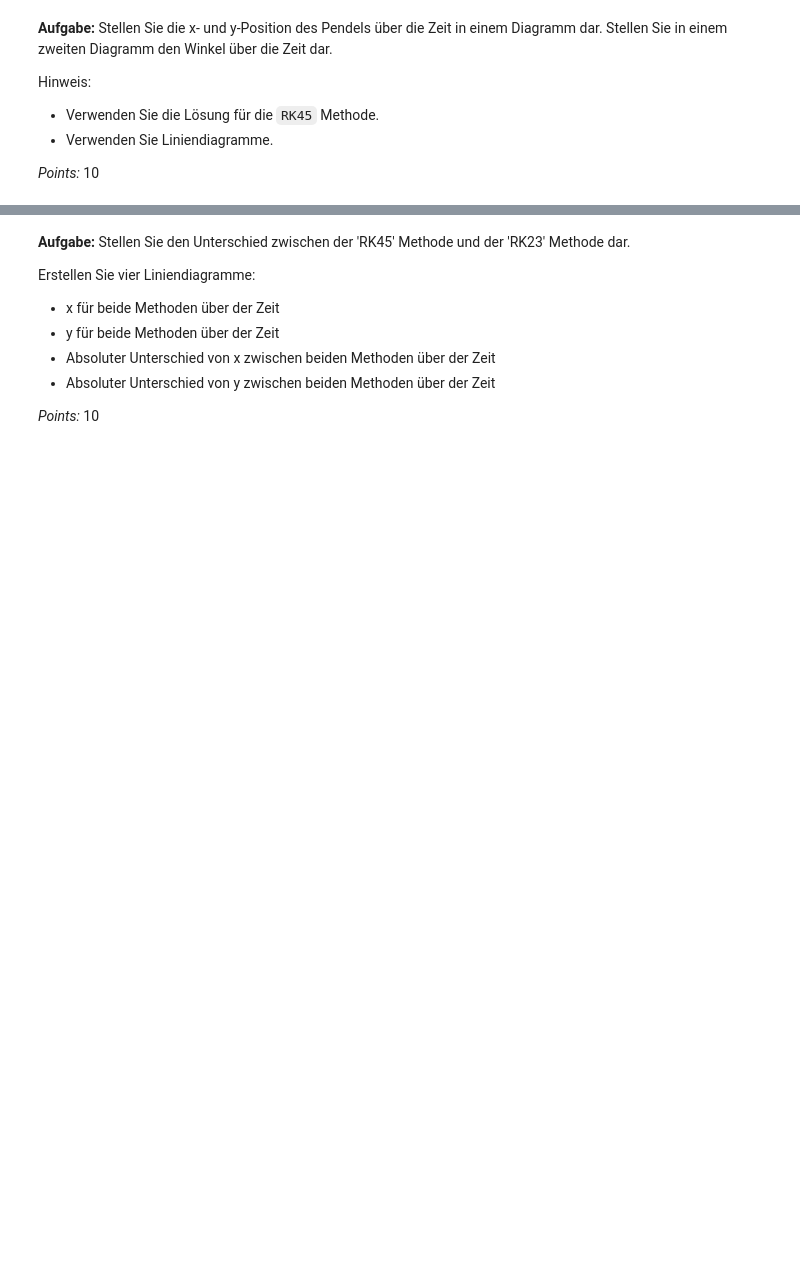
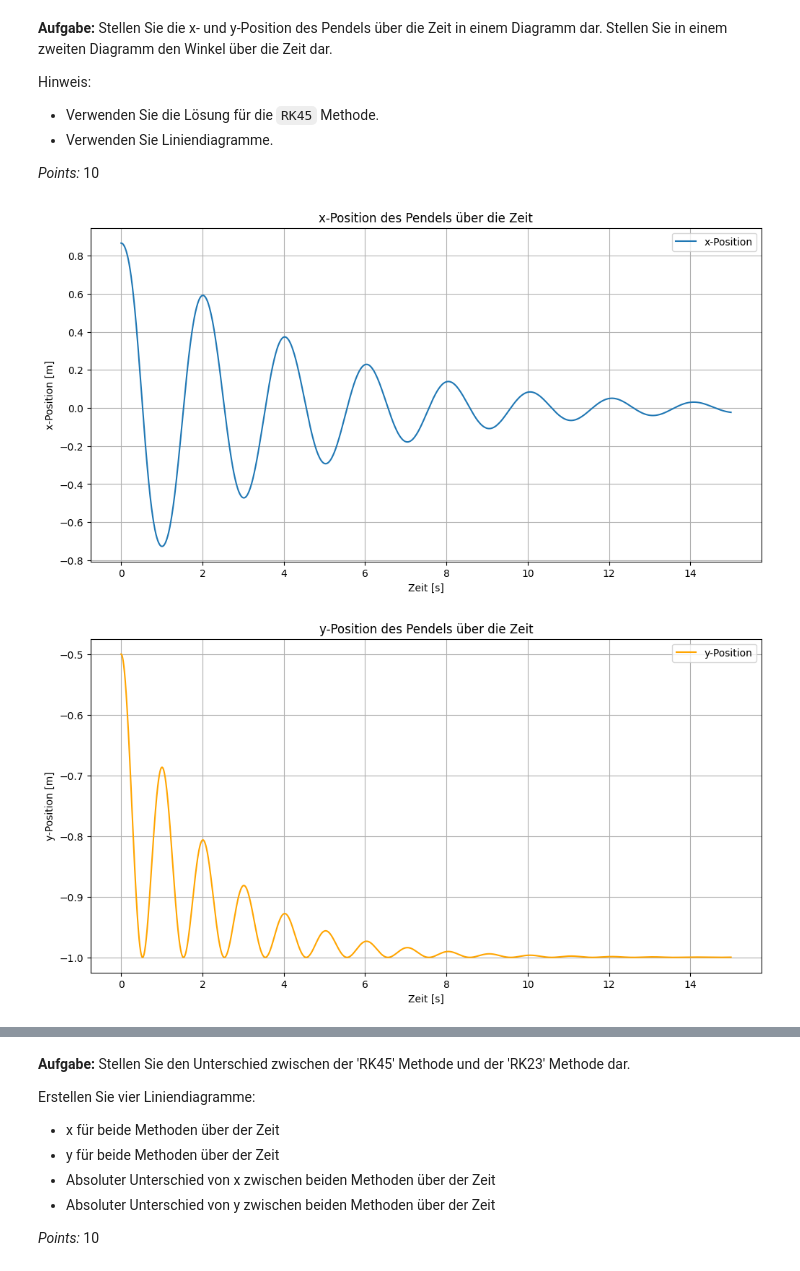
Before and after one commit to AhmedHossamMido/SC_EA1, a Jupyter notebook: EA2.ipynb, the cells around one changed output, grey strips where cells are left out. Saved outputs shown, nothing was run; the diff lists cells and outputs as text; code cells hidden in the pictures; blank space fills up the shorter version.

Commit message:
Bearbeitung der Aufgabe mit der Zeitmessung (timeit) und mit den x- und y-Positionen des Pendels über die Zeit

```diff
--- a/EA2.ipynb
+++ b/EA2.ipynb
@@ -511,0 +574,73 @@ _Points:_ 10
+# %%
+import numpy as np
+import matplotlib.pyplot as plt
+from scipy.integrate import solve_ivp
+
+# --- Pendelparameter ---
+L = 1                   # Pendellänge in Metern
+m = 1                   # Masse des Pendels in kg
+b = 0.5                 # Dämpfung in Ns·m/rad
+g = 9.81                # Erdbeschleunigung in m/s²
+steps = 20000           # Anzahl der Zeitschritte für die Simulation (hohe Auflösung)
+t_max = 15              # Maximale Simulationszeit in Sekunden
+theta0 = np.pi / 3      # Anfangswinkel des Pendels (60° in Radiant)
+omega0 = 0              # Anfangsgeschwindigkeit (ω0 = θ'(t=0) = (dθ/dt|t=0) = 0)
+
+# --- Differentialgleichung für das Pendel ---
+def pendel(t, y):
+    """
+    Diese Funktion beschreibt die Pendelbewegung als System von zwei Differentialgleichungen erster Ordnung:
+    1. dθ/dt = ω (Winkelgeschwindigkeit)
+    2. dω/dt = -(b/m) * ω - (g/L) * θ (gedämpfte Schwingung, linearisierte Pendelgleichung)
+    """
+    theta, omega = y
+    dtheta_dt = omega
+    domega_dt = -(b / m) * omega - (g / L) * theta
+    return [dtheta_dt, domega_dt]
+
+# --- Zeitbereich der Simulation ---
+t_span = (0, t_max)    # Simulationszeitraum
+y0 = [theta0, omega0]  # Anfangszustand des Pendels
+
+# --- Lösung mit RK45-Methode ---
+sol = solve_ivp(pendel, t_span, y0, method='RK45', t_eval=np.linspace(0, t_max, steps))
+
+# --- Berechnung der x- und y-Positionen ---
+theta = sol.y[0]  # Der Winkel θ (erste Größe der Lösung)
+x = L * np.sin(theta)  # x-Position des Pendels
+y = -L * np.cos(theta)  # y-Position des Pendels
+
+# --- Diagramm 1: x-Position des Pendels über die Zeit ---
+plt.figure(figsize=(12, 6))
+plt.plot(sol.t, x, label='x-Position')
+plt.xlabel('Zeit [s]')
+plt.ylabel('x-Position [m]')
+plt.title('x-Position des Pendels über die Zeit')
+plt.legend()
+plt.grid(True)
+plt.show()
+
+# --- Diagramm 2: y-Position des Pendels über die Zeit ---
+plt.figure(figsize=(12, 6))
+plt.plot(sol.t, y, label='y-Position', color='orange')
+plt.xlabel('Zeit [s]')
+plt.ylabel('y-Position [m]')
+plt.title('y-Position des Pendels über die Zeit')
+plt.legend()
+plt.grid(True)
+plt.show()
+
+# --- Diagramm 3: Winkel über die Zeit ---
+plt.subplot(1, 2, 2)
+plt.plot(sol.t, theta, label='Winkel θ(t)')
+plt.xlabel('Zeit [s]')
+plt.ylabel('Winkel [rad]')
+plt.title('Winkel des Pendels über die Zeit')
+plt.legend()
+
+# Zeige Diagramme
+plt.tight_layout()
+plt.show()
+# %% [output]
+[figure, added]
+[figure, added]
```
Also changed, not shown: parts of 4 cells of this notebook, 1 other file.
